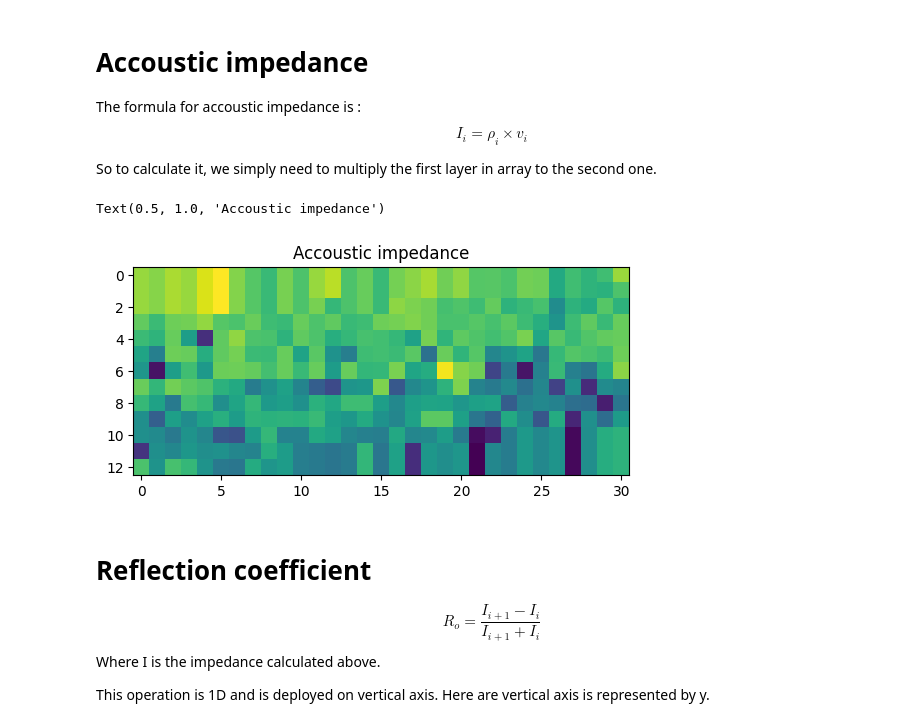
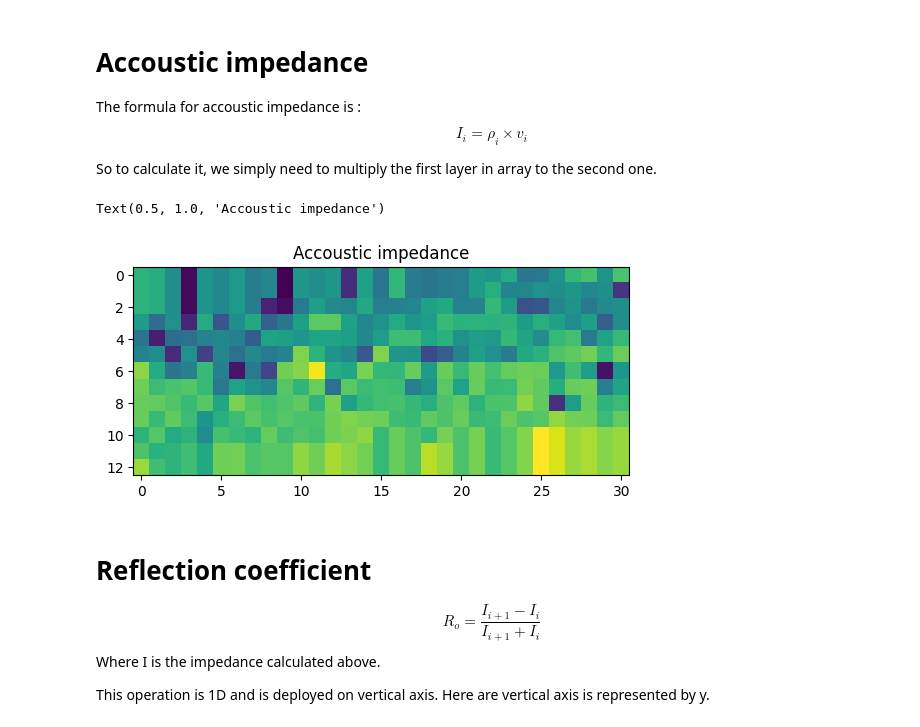
Before and after one commit to Dunckleosteus/seismic, a Jupyter notebook: seismic.ipynb, the cells around one changed output. Saved outputs shown, nothing was run; the diff lists cells and outputs as text; code cells hidden in the pictures.

```diff
--- a/seismic.ipynb
+++ b/seismic.ipynb
@@ -73,6 +73,10 @@ for df in df_list:
       df.values
 
 array = np.stack(df_list)
+"""
+array[0, :, :] = np.flip(array[0, :, :])
+array[1, :, :] = np.flip(array[1, :, :])
+"""
 array.shape
 # %% [output]
 (4, 13, 31)
@@ -96,12 +102,12 @@ $$I_i=\rho_i \times v_i$$
 
 So to calculate it, we simply need to multiply the first layer in array to the second one.
 # %%
-impedance_matrix = np.flip(array[0, :, :] * array[1, :, :])
+impedance_matrix = array[0, :, :] * array[1, :, :]
 plt.imshow(impedance_matrix)
 plt.title("Accoustic impedance")
 # %% [output]
 Text(0.5, 1.0, 'Accoustic impedance')
-[figure, old version]
+[figure, new version]
 # %% [markdown]
 # Reflection coefficient
 $$R_o=\frac{I_{i+1}-I_i}{I_{i+1}+I_i}$$
```
Also changed, not shown: parts of 10 cells of this notebook.
